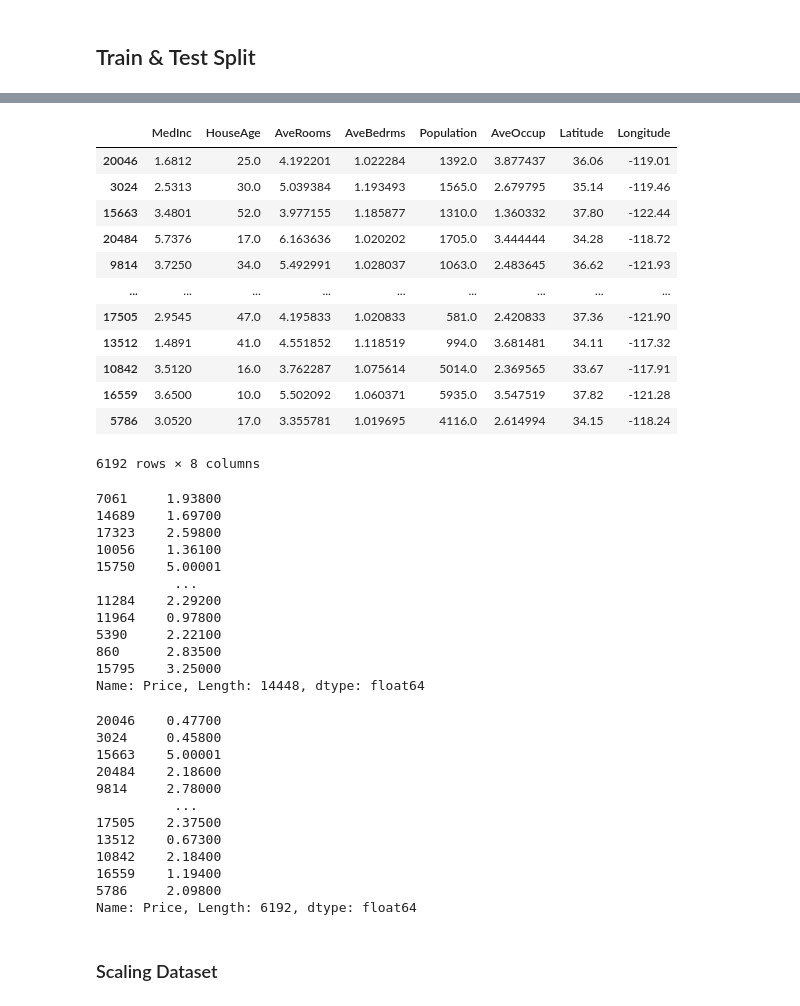
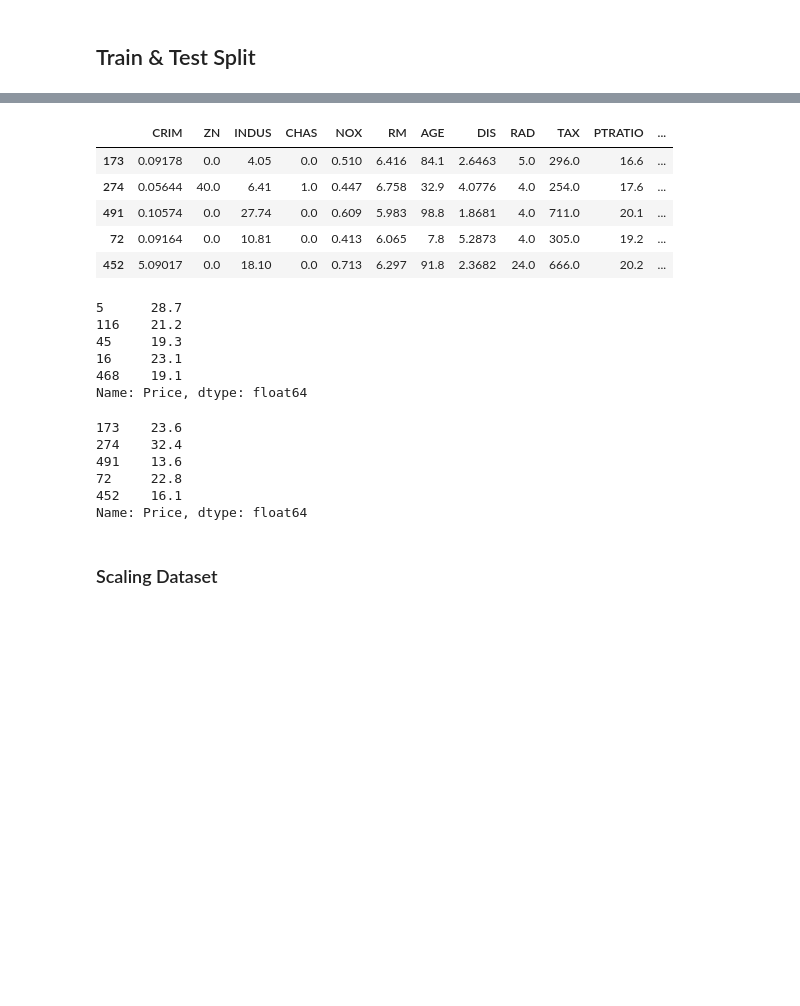
Before and after one commit to Rooneyish/bostonHousePricing, a Jupyter notebook: Linear Regression ML Implementatoin.ipynb, the cells around one changed output, grey strips where cells are left out. Cells and saved outputs as stored; diff of their text form; code cells hidden in the pictures; blank space fills up the shorter version.

```diff
--- a/Linear Regression ML Implementatoin.ipynb
+++ b/Linear Regression ML Implementatoin.ipynb
@@ -11,2 +13,2 @@ import seaborn as sns
 # %%
-from sklearn.datasets import fetch_california_housing
+boston = load_boston()
@@ -69,7 +54,7 @@ It can be seen that california housing dataset contains 8 features
 # %% [markdown]
 ### Initial Dataframe with just features
 # %%
-df = pd.DataFrame(california.data, columns= california.feature_names)
+df = pd.DataFrame(boston.data, columns= boston.feature_names)
 # %%
 df.head()
 # %% [output]
@@ -82,7 +67,7 @@ df.head()
 # %% [markdown]
 ### Adding target to the Dataframe
 # %%
-df['Price'] = california.target
+df['Price'] = boston.target
 # %%
 df
 # %% [output]
@@ -274,49 +258,30 @@ X_train
 # %%
-X_test
+X_test.head()
 # %% [output]
-|  | MedInc | HouseAge | AveRooms | AveBedrms | Population | AveOccup | Latitude | Longitude |
-| 20046 | 1.6812 | 25.0 | 4.192201 | 1.022284 | 1392.0 | 3.877437 | 36.06 | -119.01 |
-| 3024 | 2.5313 | 30.0 | 5.039384 | 1.193493 | 1565.0 | 2.679795 | 35.14 | -119.46 |
-| 15663 | 3.4801 | 52.0 | 3.977155 | 1.185877 | 1310.0 | 1.360332 | 37.80 | -122.44 |
-| 20484 | 5.7376 | 17.0 | 6.163636 | 1.020202 | 1705.0 | 3.444444 | 34.28 | -118.72 |
-| 9814 | 3.7250 | 34.0 | 5.492991 | 1.028037 | 1063.0 | 2.483645 | 36.62 | -121.93 |
-| ... | ... | ... | ... | ... | ... | ... | ... | ... |
-| 17505 | 2.9545 | 47.0 | 4.195833 | 1.020833 | 581.0 | 2.420833 | 37.36 | -121.90 |
-| 13512 | 1.4891 | 41.0 | 4.551852 | 1.118519 | 994.0 | 3.681481 | 34.11 | -117.32 |
-| 10842 | 3.5120 | 16.0 | 3.762287 | 1.075614 | 5014.0 | 2.369565 | 33.67 | -117.91 |
-| 16559 | 3.6500 | 10.0 | 5.502092 | 1.060371 | 5935.0 | 3.547519 | 37.82 | -121.28 |
-| 5786 | 3.0520 | 17.0 | 3.355781 | 1.019695 | 4116.0 | 2.614994 | 34.15 | -118.24 |
+|  | CRIM | ZN | INDUS | CHAS | NOX | RM | AGE | DIS | RAD | TAX | PTRATIO | ... |
+| 173 | 0.09178 | 0.0 | 4.05 | 0.0 | 0.510 | 6.416 | 84.1 | 2.6463 | 5.0 | 296.0 | 16.6 | ... |
+| 274 | 0.05644 | 40.0 | 6.41 | 1.0 | 0.447 | 6.758 | 32.9 | 4.0776 | 4.0 | 254.0 | 17.6 | ... |
+| 491 | 0.10574 | 0.0 | 27.74 | 0.0 | 0.609 | 5.983 | 98.8 | 1.8681 | 4.0 | 711.0 | 20.1 | ... |
+| 72 | 0.09164 | 0.0 | 10.81 | 0.0 | 0.413 | 6.065 | 7.8 | 5.2873 | 4.0 | 305.0 | 19.2 | ... |
+| 452 | 5.09017 | 0.0 | 18.10 | 0.0 | 0.713 | 6.297 | 91.8 | 2.3682 | 24.0 | 666.0 | 20.2 | ... |
-6192 rows × 8 columns
 # %%
-y_train
+y_train.head()
 # %% [output]
-7061     1.93800
-14689    1.69700
-17323    2.59800
-10056    1.36100
-15750    5.00001
-          ...
-11284    2.29200
-11964    0.97800
-5390     2.22100
-860      2.83500
-15795    3.25000
-Name: Price, Length: 14448, dtype: float64
+5      28.7
+116    21.2
+45     19.3
+16     23.1
+468    19.1
+Name: Price, dtype: float64
 # %%
-y_test
+y_test.head()
 # %% [output]
-20046    0.47700
-3024     0.45800
-15663    5.00001
-20484    2.18600
-9814     2.78000
-          ...
-17505    2.37500
-13512    0.67300
-10842    2.18400
-16559    1.19400
-5786     2.09800
-Name: Price, Length: 6192, dtype: float64
+173    23.6
+274    32.4
+491    13.6
+72     22.8
+452    16.1
+Name: Price, dtype: float64
 # %% [markdown]
 ### Scaling Dataset
 # %%
```
Also changed, not shown: parts of 47 cells of this notebook, 1 other file.
